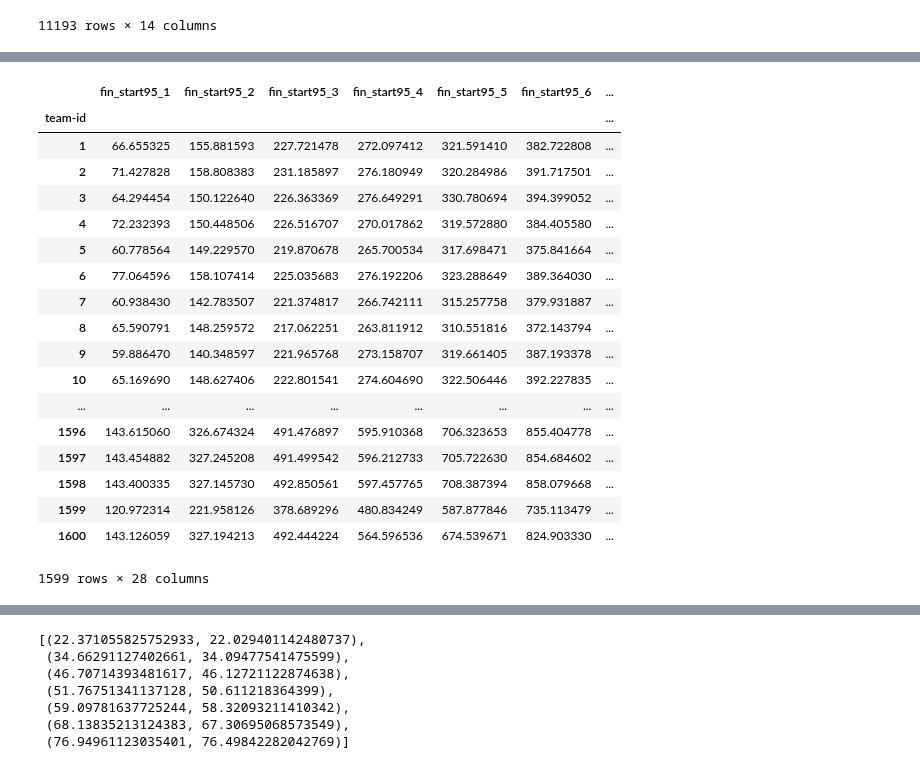
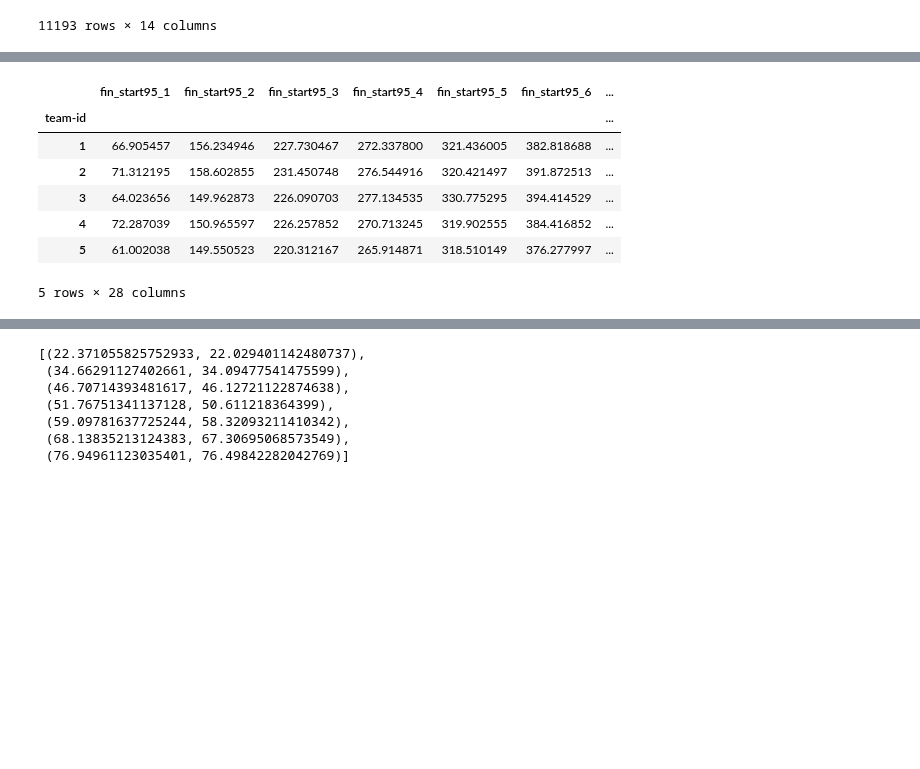
Before and after one commit to dins/jukola-xml-model, a Jupyter notebook: log_normal_estimates.ipynb, the cells around one changed output, grey strips where cells are left out. Drawn from its saved outputs; the diff is of its cells as text; code cells hidden in the pictures; blank space fills up the shorter version.

```diff
--- a/log_normal_estimates.ipynb
+++ b/log_normal_estimates.ipynb
@@ -271,50 +237,42 @@ def get_simulated_medians(row):
         plt.axvline(x=means[i], color="yellow")
         plt.show()
     """
 
     """
     bins = int( (samples_sums.max().max() - samples_sums.min().min()) / 5)
     plt.figure(figsize=(20, 6))
     plt.title(f"Whole team, bins = {bins}")
     plt.hist([samples_sums[1], samples_sums[2], samples_sums[3], samples_sums[4], samples_sums[5], samples_sums[6], samples_sums[7]], bins=bins)
     for i in range(1,8):
         plt.axvline(x=row["fin_real"][i], color="r")
         plt.axvline(x=medians[i], color="g")
 
     plt.show()
     """
 
     fin_start95_dict = {f"fin_start95_{leg}" : start95.values[leg-1] for leg in range(1,8)}
     fin_end95_dict = {f"fin_end95_{leg}" : end95.values[leg-1] for leg in range(1,8)}
     fin_median_dict = {f"fin_median_{leg}" : medians.values[leg-1] for leg in range(1,8)}
     fin_mean_dict = {f"fin_mean_{leg}" : means.values[leg-1] for leg in range(1,8)}
     new_cols = {**fin_start95_dict, **fin_end95_dict, **fin_median_dict, **fin_mean_dict}
 
     #print(start95.values)
     #print(new_cols)
     return pd.Series(new_cols)
 
 simulated = by_teams.apply(get_simulated_medians, axis=1)
+
+
+simulated.head()
 # %% [output]
 |  | fin_start95_1 | fin_start95_2 | fin_start95_3 | fin_start95_4 | fin_start95_5 | fin_start95_6 | ... |
 | team-id |  |  |  |  |  |  | ... |
-| 1 | 66.655325 | 155.881593 | 227.721478 | 272.097412 | 321.591410 | 382.722808 | ... |
-| 2 | 71.427828 | 158.808383 | 231.185897 | 276.180949 | 320.284986 | 391.717501 | ... |
-| 3 | 64.294454 | 150.122640 | 226.363369 | 276.649291 | 330.780694 | 394.399052 | ... |
-| 4 | 72.232393 | 150.448506 | 226.516707 | 270.017862 | 319.572880 | 384.405580 | ... |
-| 5 | 60.778564 | 149.229570 | 219.870678 | 265.700534 | 317.698471 | 375.841664 | ... |
-| 6 | 77.064596 | 158.107414 | 225.035683 | 276.192206 | 323.288649 | 389.364030 | ... |
-| 7 | 60.938430 | 142.783507 | 221.374817 | 266.742111 | 315.257758 | 379.931887 | ... |
-| 8 | 65.590791 | 148.259572 | 217.062251 | 263.811912 | 310.551816 | 372.143794 | ... |
-| 9 | 59.886470 | 140.348597 | 221.965768 | 273.158707 | 319.661405 | 387.193378 | ... |
-| 10 | 65.169690 | 148.627406 | 222.801541 | 274.604690 | 322.506446 | 392.227835 | ... |
-| ... | ... | ... | ... | ... | ... | ... | ... |
-| 1596 | 143.615060 | 326.674324 | 491.476897 | 595.910368 | 706.323653 | 855.404778 | ... |
-| 1597 | 143.454882 | 327.245208 | 491.499542 | 596.212733 | 705.722630 | 854.684602 | ... |
-| 1598 | 143.400335 | 327.145730 | 492.850561 | 597.457765 | 708.387394 | 858.079668 | ... |
-| 1599 | 120.972314 | 221.958126 | 378.689296 | 480.834249 | 587.877846 | 735.113479 | ... |
-| 1600 | 143.126059 | 327.194213 | 492.444224 | 564.596536 | 674.539671 | 824.903330 | ... |
+| 1 | 66.905457 | 156.234946 | 227.730467 | 272.337800 | 321.436005 | 382.818688 | ... |
+| 2 | 71.312195 | 158.602855 | 231.450748 | 276.544916 | 320.421497 | 391.872513 | ... |
+| 3 | 64.023656 | 149.962873 | 226.090703 | 277.134535 | 330.775295 | 394.414529 | ... |
+| 4 | 72.287039 | 150.965597 | 226.257852 | 270.713245 | 319.902555 | 384.416852 | ... |
+| 5 | 61.002038 | 149.550523 | 220.312167 | 265.914871 | 318.510149 | 376.277997 | ... |
-1599 rows × 28 columns
+5 rows × 28 columns
 # %%
 by_teams_2 = by_teams.copy()
 by_teams_2.columns = [f'{x[0]}_{x[1]}' for x in by_teams_2.columns]
```
Also changed, not shown: parts of 6 cells of this notebook.
